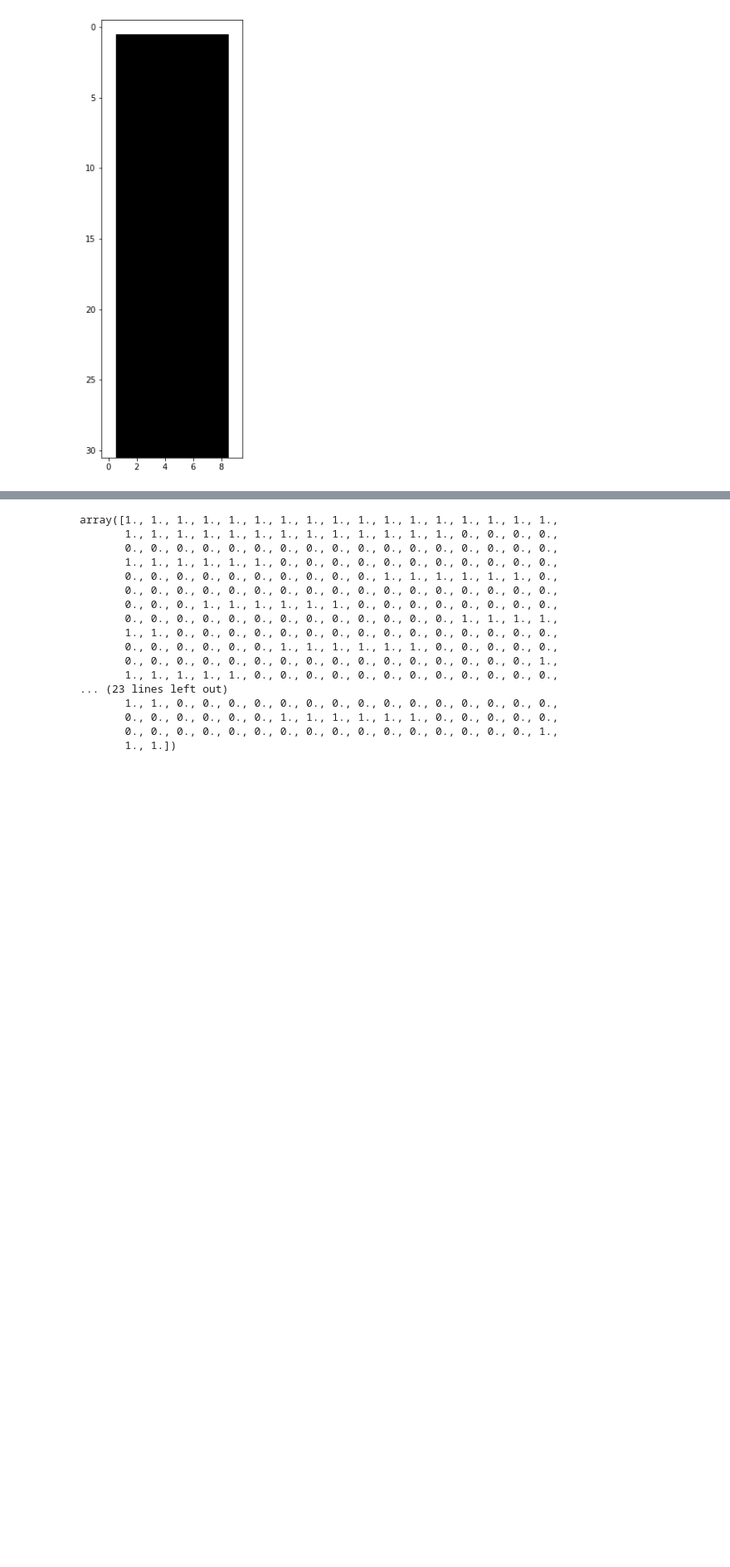
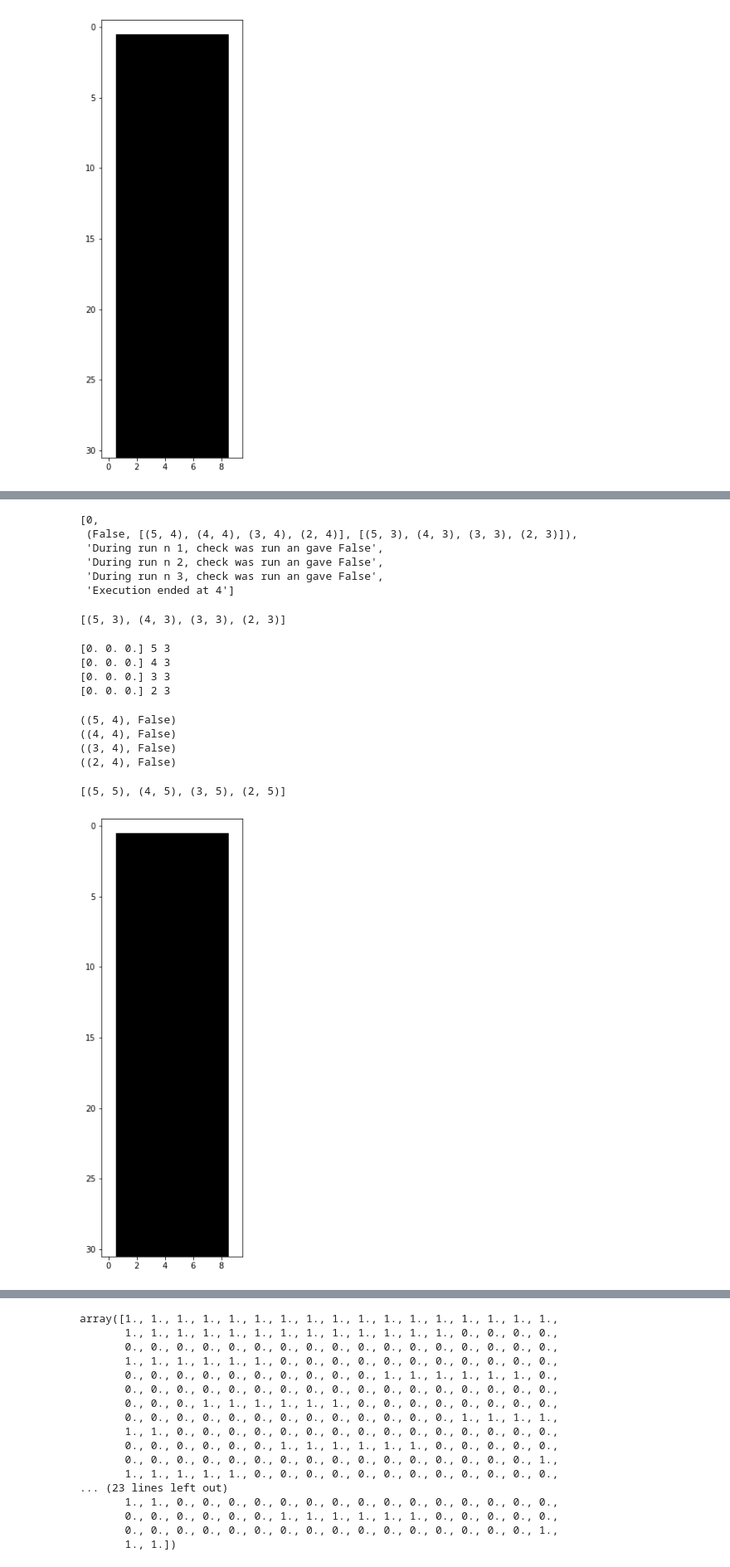
Before and after one commit to Nikolaj90/ImaginoTransference, a Jupyter notebook: AdventChallenge/17/Falling Rocks.ipynb, the cells around one changed output, grey strips where cells are left out. Shown at 83% size. Drawn from its saved outputs; the diff is of its cells as text; code cells hidden in the pictures; blank space fills up the shorter version.

```diff
--- a/AdventChallenge/17/Falling Rocks.ipynb
+++ b/AdventChallenge/17/Falling Rocks.ipynb
@@ -70,0 +188,23 @@ class Stone():
+# %%
+log
+# %% [output]
+[0,
+ (False, [(5, 4), (4, 4), (3, 4), (2, 4)], [(5, 3), (4, 3), (3, 3), (2, 3)]),
+ 'During run n 1, check was run an gave False',
+ 'During run n 2, check was run an gave False',
+ 'During run n 3, check was run an gave False',
+ 'Execution ended at 4']
+# %%
+log[1][2]
+# %% [output]
+[(5, 3), (4, 3), (3, 3), (2, 3)]
+# %%
+for (x,y) in log[1][2]:
+    # I check if any of the next positions aren't 0, for any non-zero value False will be returned in the array,
+    # resulting in the function returning False as well
+    print(cave.current_image[y,x],x,y)
+# %% [output]
+[0. 0. 0.] 5 3
+[0. 0. 0.] 4 3
+[0. 0. 0.] 3 3
+[0. 0. 0.] 2 3
@@ -71,3 +213,17 @@ class Stone():
+# %%
+for (x,y) in stone.get_coord():
+    check = (x,y) in stone.next_coord()
+    print(((x,y),check))
+# %% [output]
+((5, 4), False)
+((4, 4), False)
+((3, 4), False)
+((2, 4), False)
+# %%
+stone.next_coord()
+# %% [output]
+[(5, 5), (4, 5), (3, 5), (2, 5)]
 # %%
-stone = Stone("-",5,cave.rock_start)
-coord_stone = stone.get_coord()
+cave.draw_cave()
+# %% [output]
+[figure, added]
```
Also changed, not shown: parts of 12 cells of this notebook.
